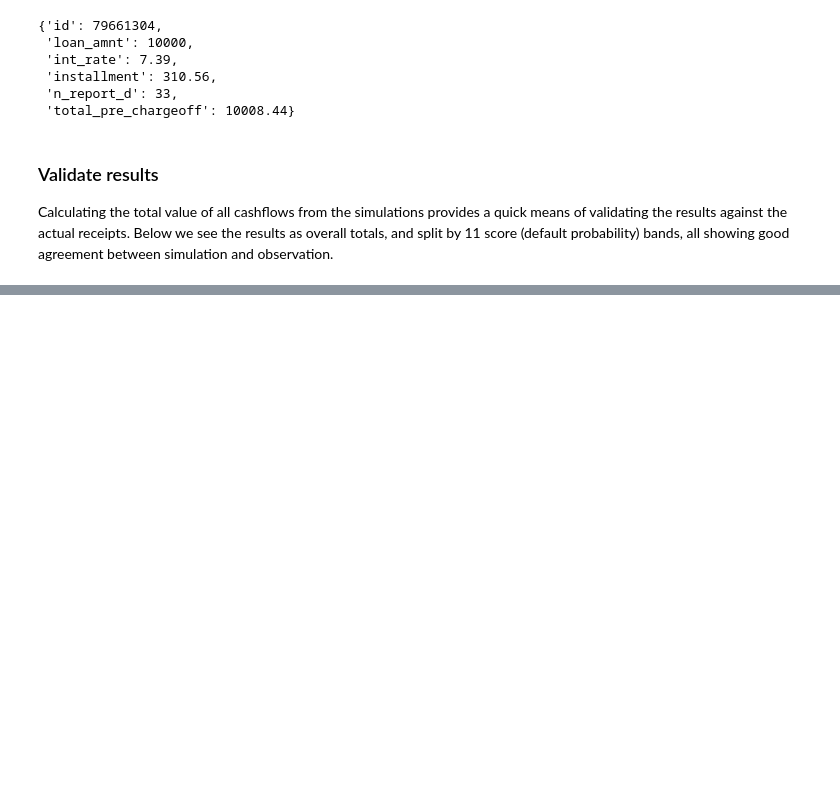
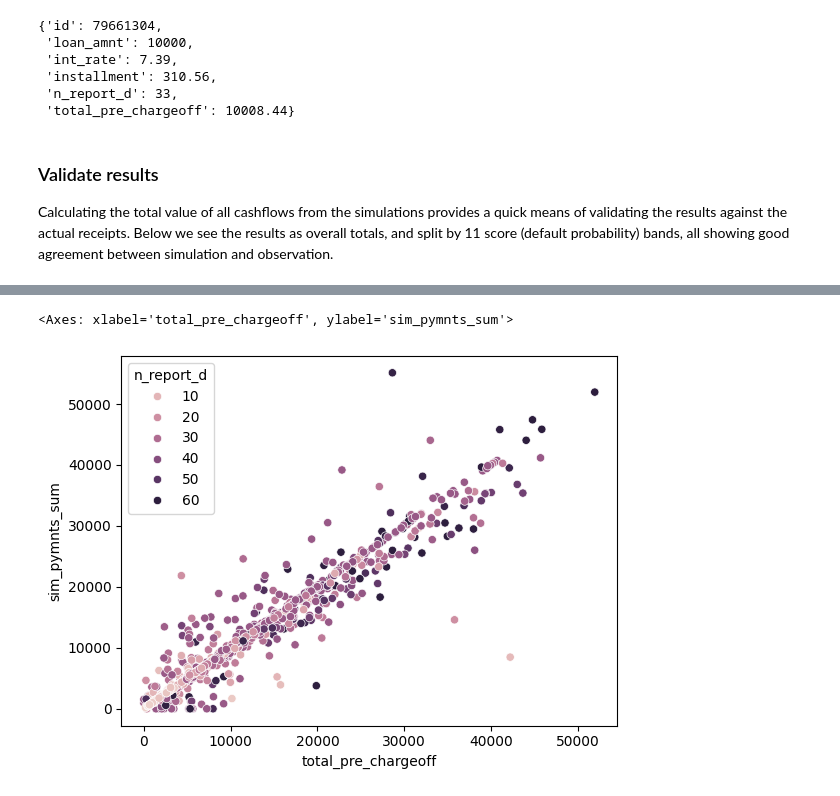
Before and after one commit to warner121/monteloanco, a Jupyter notebook: 05_simulate.ipynb, the cells around one changed output, grey strips where cells are left out. Cells and saved outputs as stored; diff of their text form; code cells hidden in the pictures; blank space fills up the shorter version.

Commit message:
scatterplot color by nuber of observation timesteps

```diff
--- a/05_simulate.ipynb
+++ b/05_simulate.ipynb
@@ -193,3 +193,8 @@ plt.show()
+# %%
+sns.scatterplot(data=df.sample(1_000), x='total_pre_chargeoff', y='sim_pymnts_sum', hue='n_report_d')
+# %% [output]
+<Axes: xlabel='total_pre_chargeoff', ylabel='sim_pymnts_sum'>
+[figure, added]
 # %%
 df["predicted_last"] = last_payments * portfolio.scaling_factor
 # %%
```
Also changed, not shown: parts of 8 cells of this notebook.
